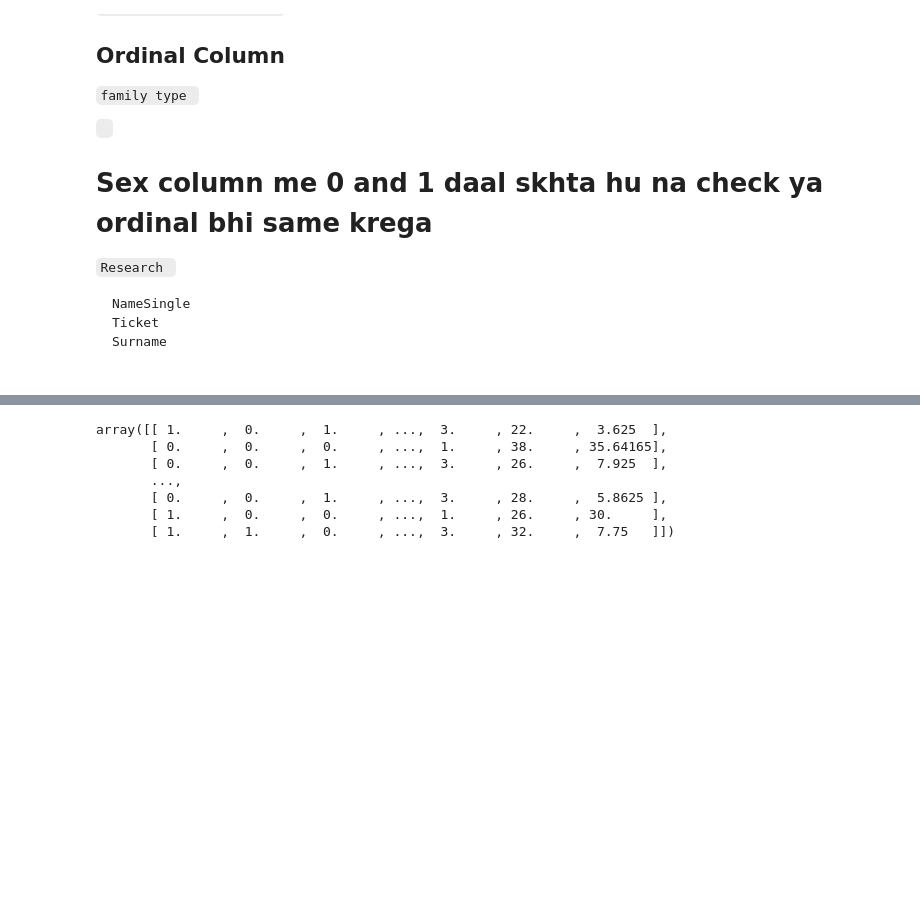
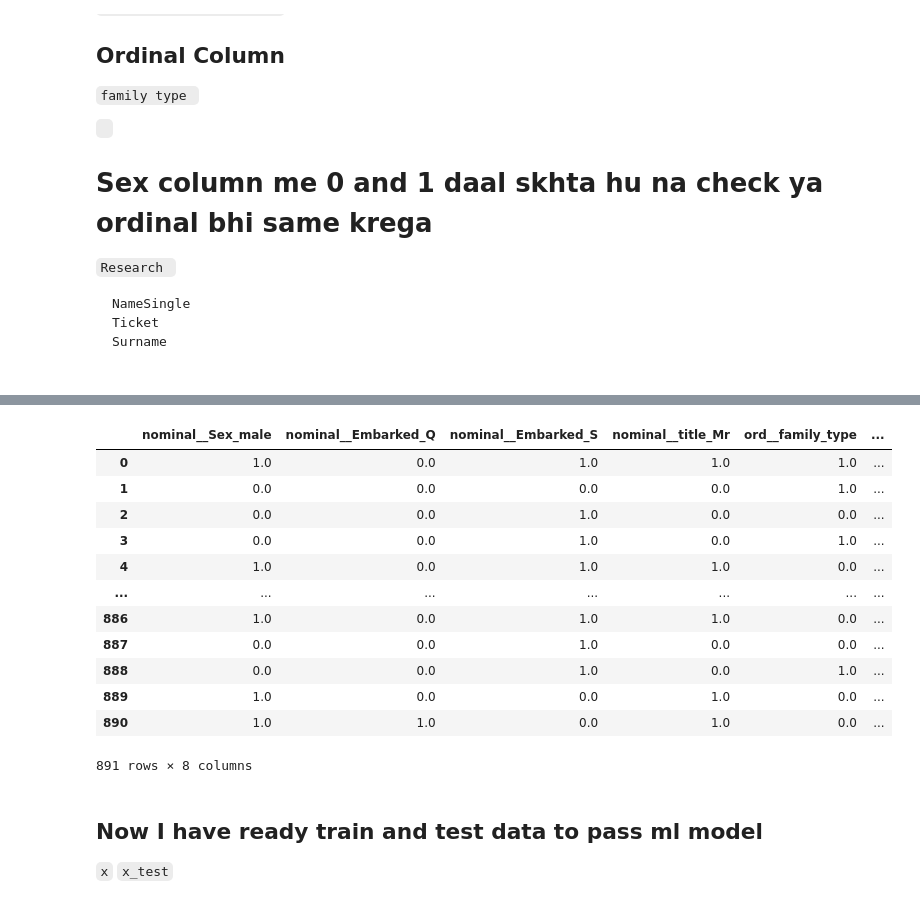
Before and after one commit to Vishalkumar800/Titanic-Dataset-Cleaning-and-EDA-, a Jupyter notebook: complete_titanic_model_ai.ipynb, the cells around one changed output, grey strips where cells are left out. Drawn from its saved outputs; the diff is of its cells as text; code cells hidden in the pictures; blank space fills up the shorter version.

Commit message:
Data Eda , feature eng and feature scaling applied today

```diff
--- a/complete_titanic_model_ai.ipynb
+++ b/complete_titanic_model_ai.ipynb
@@ -360,3 +360,11 @@ x = data_df.drop(["Survived"] + drop_cols, axis=1)
 y = data_df.iloc[:,0]
 # %%
 x_test = data_test.drop(drop_cols , axis=1)
+# %%
+from sklearn.preprocessing import StandardScaler
+sc = StandardScaler()
+
+sc.fit(x[["Age","individualFare"]])
+
+x[["Age","individualFare"]] =sc.transform(x[["Age","individualFare"]])
+x_test[["Age","individualFare"]] = sc.transform(x_test[["Age","individualFare"]])
@@ -377,13 +401,25 @@ ct = ColumnTransformer(
 ct.fit(x)
 x = ct.transform(x)
 data_test = ct.transform(x_test)
-# %%
-x
-# %% [output]
-array([[ 1.     ,  0.     ,  1.     , ...,  3.     , 22.     ,  3.625  ],
-       [ 0.     ,  0.     ,  0.     , ...,  1.     , 38.     , 35.64165],
-       [ 0.     ,  0.     ,  1.     , ...,  3.     , 26.     ,  7.925  ],
-       ...,
-       [ 0.     ,  0.     ,  1.     , ...,  3.     , 28.     ,  5.8625 ],
-       [ 1.     ,  0.     ,  0.     , ...,  1.     , 26.     , 30.     ],
-       [ 1.     ,  1.     ,  0.     , ...,  3.     , 32.     ,  7.75   ]])
+# %%
+data_frame = pd.DataFrame(x , columns = ct.get_feature_names_out())
+data_frame
+# %% [output]
+|  | nominal__Sex_male | nominal__Embarked_Q | nominal__Embarked_S | nominal__title_Mr | ord__family_type | ... |
+| 0 | 1.0 | 0.0 | 1.0 | 1.0 | 1.0 | ... |
+| 1 | 0.0 | 0.0 | 0.0 | 0.0 | 1.0 | ... |
+| 2 | 0.0 | 0.0 | 1.0 | 0.0 | 0.0 | ... |
+| 3 | 0.0 | 0.0 | 1.0 | 0.0 | 1.0 | ... |
+| 4 | 1.0 | 0.0 | 1.0 | 1.0 | 0.0 | ... |
+| ... | ... | ... | ... | ... | ... | ... |
+| 886 | 1.0 | 0.0 | 1.0 | 1.0 | 0.0 | ... |
+| 887 | 0.0 | 0.0 | 1.0 | 0.0 | 0.0 | ... |
+| 888 | 0.0 | 0.0 | 1.0 | 0.0 | 1.0 | ... |
+| 889 | 1.0 | 0.0 | 0.0 | 1.0 | 0.0 | ... |
+| 890 | 1.0 | 1.0 | 0.0 | 1.0 | 0.0 | ... |
+891 rows × 8 columns
+# %% [markdown]
+## Now I have ready train and test data to pass ml model
+
+`x`
+`x_test`
```
Also changed, not shown: parts of 1 cell of this notebook.
